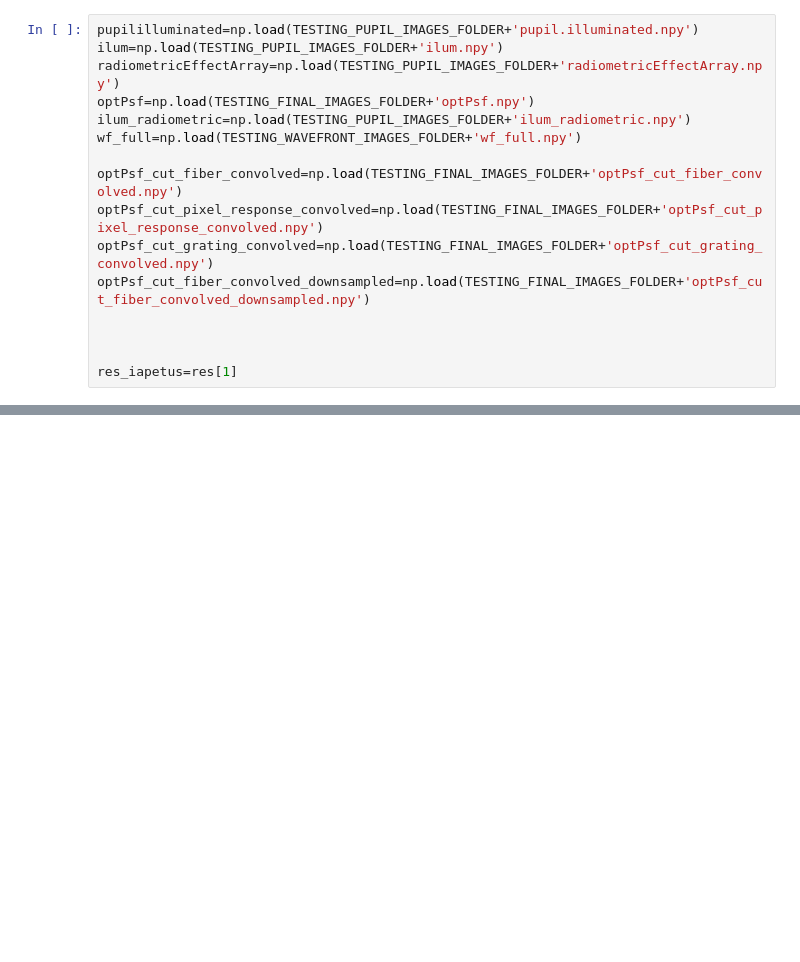
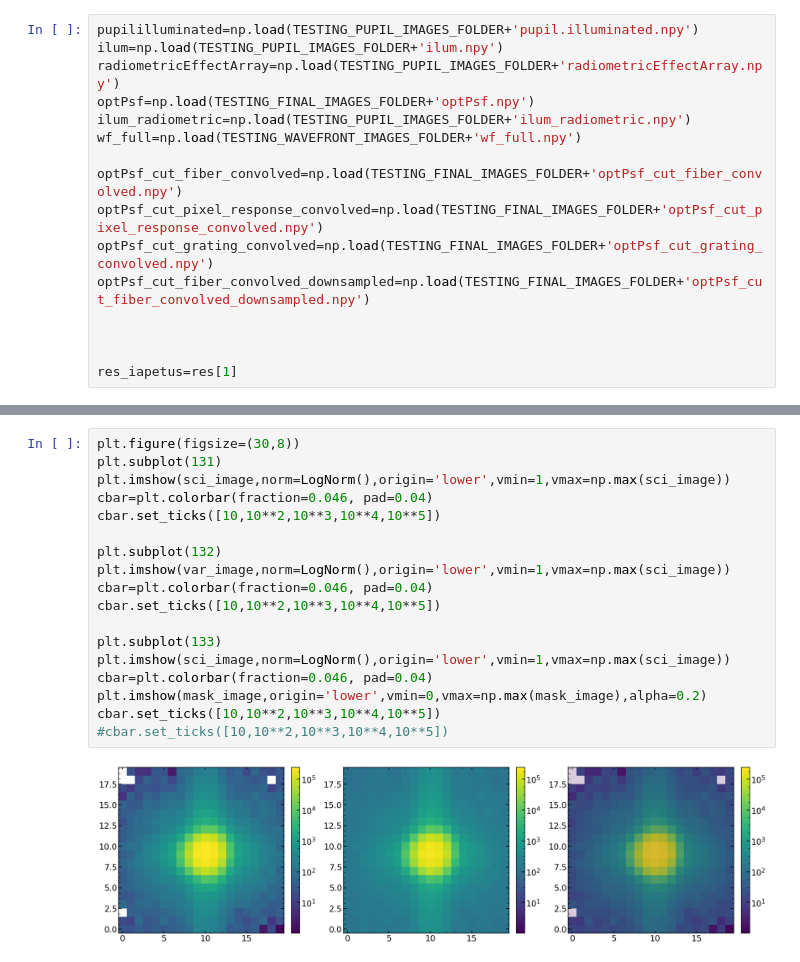
Before and after one commit to Subaru-PFS/dev_2ddrp, a Jupyter notebook: 2d_PSF_code/Zernike_Work_Mar_Apr_2020.ipynb, the cells around one changed output, grey strips where cells are left out. Cells and saved outputs as stored; diff of their text form; blank space fills up the shorter version.

```diff
--- a/2d_PSF_code/Zernike_Work_Mar_Apr_2020.ipynb
+++ b/2d_PSF_code/Zernike_Work_Mar_Apr_2020.ipynb
@@ -300,0 +539,20 @@ plt.imshow(optPsf_cut_fiber_convolved_downsampled)
+# %%
+plt.figure(figsize=(30,8))
+plt.subplot(131)
+plt.imshow(sci_image,norm=LogNorm(),origin='lower',vmin=1,vmax=np.max(sci_image))
+cbar=plt.colorbar(fraction=0.046, pad=0.04)
+cbar.set_ticks([10,10**2,10**3,10**4,10**5])
+
+plt.subplot(132)
+plt.imshow(var_image,norm=LogNorm(),origin='lower',vmin=1,vmax=np.max(sci_image))
+cbar=plt.colorbar(fraction=0.046, pad=0.04)
+cbar.set_ticks([10,10**2,10**3,10**4,10**5])
+
+plt.subplot(133)
+plt.imshow(sci_image,norm=LogNorm(),origin='lower',vmin=1,vmax=np.max(sci_image))
+cbar=plt.colorbar(fraction=0.046, pad=0.04)
+plt.imshow(mask_image,origin='lower',vmin=0,vmax=np.max(mask_image),alpha=0.2)
+cbar.set_ticks([10,10**2,10**3,10**4,10**5])
+#cbar.set_ticks([10,10**2,10**3,10**4,10**5])
+# %% [output]
+[figure, added]
```
Also changed, not shown: parts of 70 cells of this notebook, 1 other file.
